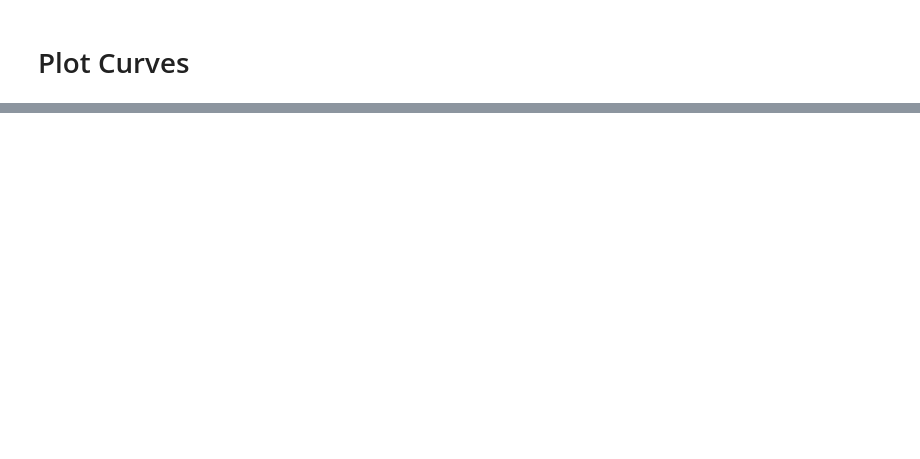
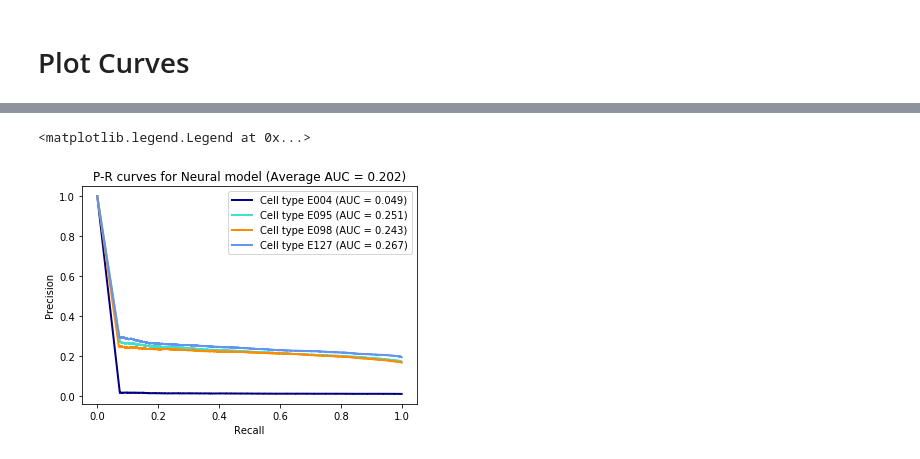
Before and after one commit to anihamde/cs287-s18, a Jupyter notebook: projects/roc curves.ipynb, the cells around one changed output, grey strips where cells are left out. Drawn from its saved outputs; the diff is of its cells as text; code cells hidden in the pictures; blank space fills up the shorter version.

Commit message:
roc curve

```diff
--- a/projects/roc curves.ipynb
+++ b/projects/roc curves.ipynb
@@ -108,6 +130,7 @@ tensor2[valtestdex,:] = tensor1
 # a[2,:10]
 # %%
 # I loopified it
+criterion = nn.BCEWithLogitsLoss(size_average=False)
 def knn_val_auc(dataset,loader):
     print('n-seq and n-cell:', dataset.n_seq, dataset.n_cell)
     knn_model.eval()
@@ -157,11 +180,11 @@ def knn_val_auc(dataset,loader):
     return knn_roc_auc, knn_pr_auc
 # %%
 types = [valid_type,test_type]
-segments = ['train']
-ntrials = 2
-statistics = np.zeros((ntrials, length(types), length(segments), val.n_seq))
+segments = ['train','valid','test']
+ntrials = 5
+statistics = np.zeros((ntrials, len(types), len(segments), 4))
 for i in range(ntrials):
-    simmat = torch.rand(7,49).cuda() # Note this!!!!!!1
+    simmat = torch.rand(7,49).cuda() # Note this!!!!!!!
     k_weights, k_nearest = simmat.sort(descending=False)
     num_k=1
     k_weights, k_nearest = k_weights[:,:num_k], k_nearest[:,:num_k]
@@ -170,11 +193,12 @@ for i in range(ntrials):
     tensor1.scatter_(1, k_nearest, k_weights)
     tensor2 = torch.zeros(57,49).cuda()
     tensor2[valtestdex,:] = tensor1
-    for t in range(len(types)):
-        for s in range(len(segments)):
+    for s in range(len(segments)):
+        for t in range(len(types)):
             dataset = RoadmapDataset(data,expn,types[t],segment=segments[s])
             loader = torch.utils.data.DataLoader(dataset, batch_size=500, shuffle=False)
             len(dataset) # creates n_seq and n_cell attributes
             _, knn_pr_auc = knn_val_auc(dataset, loader)
             for killmyself in range(3 if t else 4):
                 statistics[i,t,s,killmyself] = knn_pr_auc[killmyself]
+    np.save('stats',statistics)
@@ -187,10 +229,8 @@ gleff[1,:2].mean(axis=2)/np.sqrt(ntrials)
 
 # Neural
 # %%
-del BassetNormCat
-from old_model import BassetNormCat
-model = BassetNormCat(gene_drop_lvl = 1)
-model.load_state_dict(torch.load('bassetcat_02.pkl'))
+model = BassetNormCat()
+model.load_state_dict(torch.load('.bassetcat_10_tmp.pkl'))
 model.cuda()
 num_params = sum([p.numel() for p in model.parameters()])
 print("Model successfully imported\nTotal number of parameters {}".format(num_params))
@@ -241,7 +282,7 @@ y_score
 # i=0 # i=0,1,2,3
 # print(sum(celltype[(dataset.n_seq*i):(dataset.n_seq*(i+1))]==dataset.expn_dex[i]))
 # %%
-# y_score = 1 / ( 1 + np.exp(-y_score) ) # sigmoid it! doesn't make a difference tho
+y_score = 1 / ( 1 + np.exp(-y_score) ) # sigmoid it! doesn't make a difference tho
 n_classes = y_test.shape[1]
 fpr = dict()
 tpr = dict()
@@ -279,25 +324,28 @@ n_classes
 # %%
 from itertools import cycle
 # setup plot details
 colors = cycle(['navy', 'turquoise', 'darkorange', 'cornflowerblue']) # , 'cornflowerblue', 'teal'
 lines = []
 labels = []
 for i, color in zip(range(n_classes), colors):
     l, = plt.plot(rec[i], prec[i], color=color, lw=2)
     lines.append(l)
-    labels.append('Cell type %s (AUC = %.3f)' %( test_type[i],pr_auc[i] ))
+    labels.append('Cell type %s (AUC = %.3f)' %( valid_type[i],pr_auc[i] ))
 
 # i = 2
 # plt.step(rec[i], prec[i], color='b', alpha=0.2,
 #          where='post')
 # plt.fill_between(rec[i], prec[i], step='post', alpha=0.2,
 #                  color='b')
 plt.xlabel('Recall')
 plt.ylabel('Precision')
 # plt.ylim([0.0, 1.05])
 # plt.xlim([0.0, 1.0])
 plt.title('P-R curves for Neural model (Average AUC = %.3f)' % (pr_auc['micro']))
 plt.legend(lines, labels) # , loc=(0, -.38), prop=dict(size=14))
+# %% [output]
+<matplotlib.legend.Legend at 0x...>
+[figure, added]
 # %%
 # setup plot details
 colors = cycle(['navy', 'turquoise', 'darkorange', 'cornflowerblue']) # , 'cornflowerblue', 'teal'
```
Also changed, not shown: parts of 12 cells of this notebook, 1 other file.
